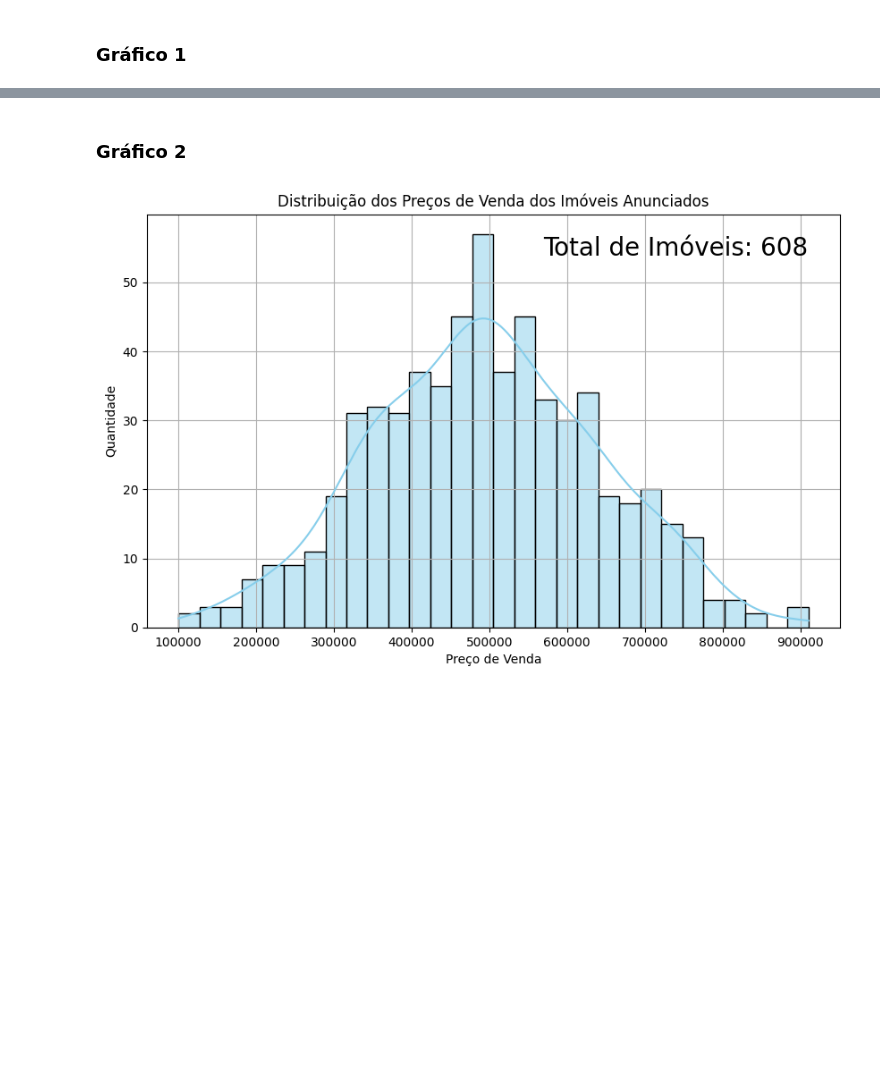
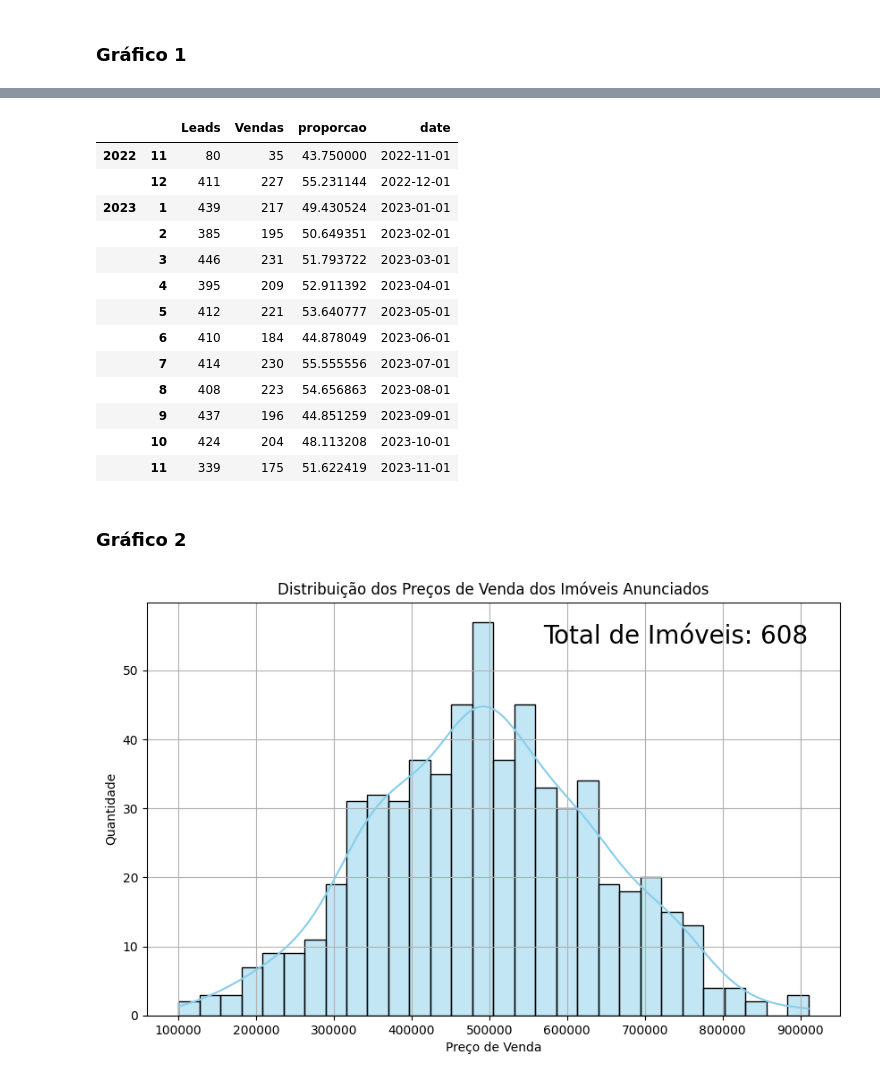
Before and after one commit to caiomc03/21, a Jupyter notebook: clientes.ipynb, the cells around one changed output, grey strips where cells are left out. Drawn from its saved outputs; the diff is of its cells as text; code cells hidden in the pictures; blank space fills up the shorter version.

```diff
--- a/clientes.ipynb
+++ b/clientes.ipynb
@@ -295,3 +288,36 @@ plt.show()
+# %%
+leads_per_month
+sales_per_month
+
+df = pd.DataFrame({
+    'Leads': leads_per_month,
+    'Vendas': sales_per_month
+})
+
+df['proporcao'] = np.where(df['Leads'] > 0, (df['Vendas'] / df['Leads']) * 100, 0)
+
+df['date'] = df.index
+
+df['date'] = df['date'].apply(lambda x: f"{int(x[0])}-{int(x[1])}")
+
+df['date'] = pd.to_datetime(df['date'])
+
+df
+# %% [output]
+|  |  | Leads | Vendas | proporcao | date |
+| 2022 | 11 | 80 | 35 | 43.750000 | 2022-11-01 |
+|  | 12 | 411 | 227 | 55.231144 | 2022-12-01 |
+| 2023 | 1 | 439 | 217 | 49.430524 | 2023-01-01 |
+|  | 2 | 385 | 195 | 50.649351 | 2023-02-01 |
+|  | 3 | 446 | 231 | 51.793722 | 2023-03-01 |
+|  | 4 | 395 | 209 | 52.911392 | 2023-04-01 |
+|  | 5 | 412 | 221 | 53.640777 | 2023-05-01 |
+|  | 6 | 410 | 184 | 44.878049 | 2023-06-01 |
+|  | 7 | 414 | 230 | 55.555556 | 2023-07-01 |
+|  | 8 | 408 | 223 | 54.656863 | 2023-08-01 |
+|  | 9 | 437 | 196 | 44.851259 | 2023-09-01 |
+|  | 10 | 424 | 204 | 48.113208 | 2023-10-01 |
+|  | 11 | 339 | 175 | 51.622419 | 2023-11-01 |
 # %% [markdown]
 ### Gráfico 2
 # %%
```
Also changed, not shown: parts of 12 cells of this notebook, 5 other files.
